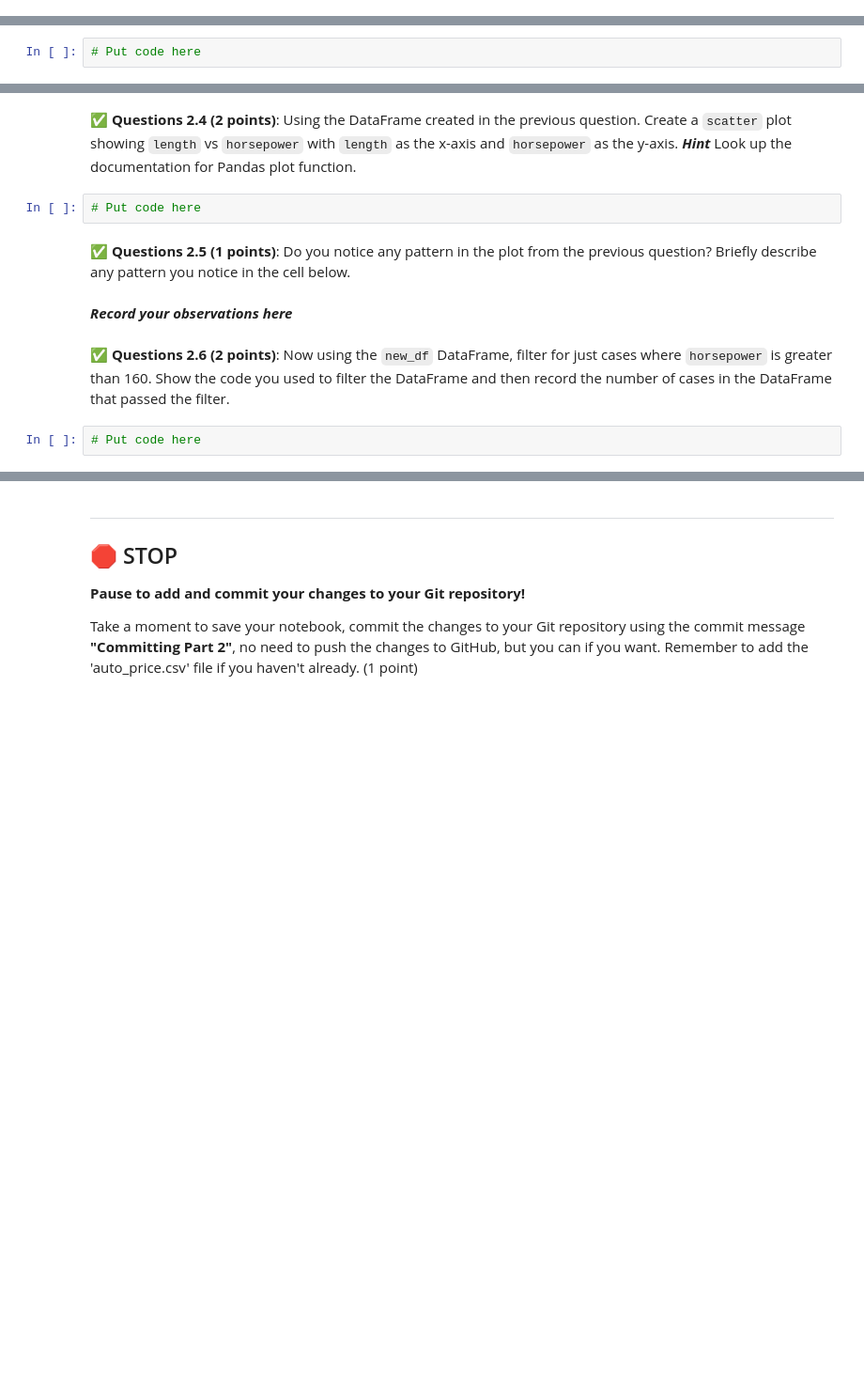
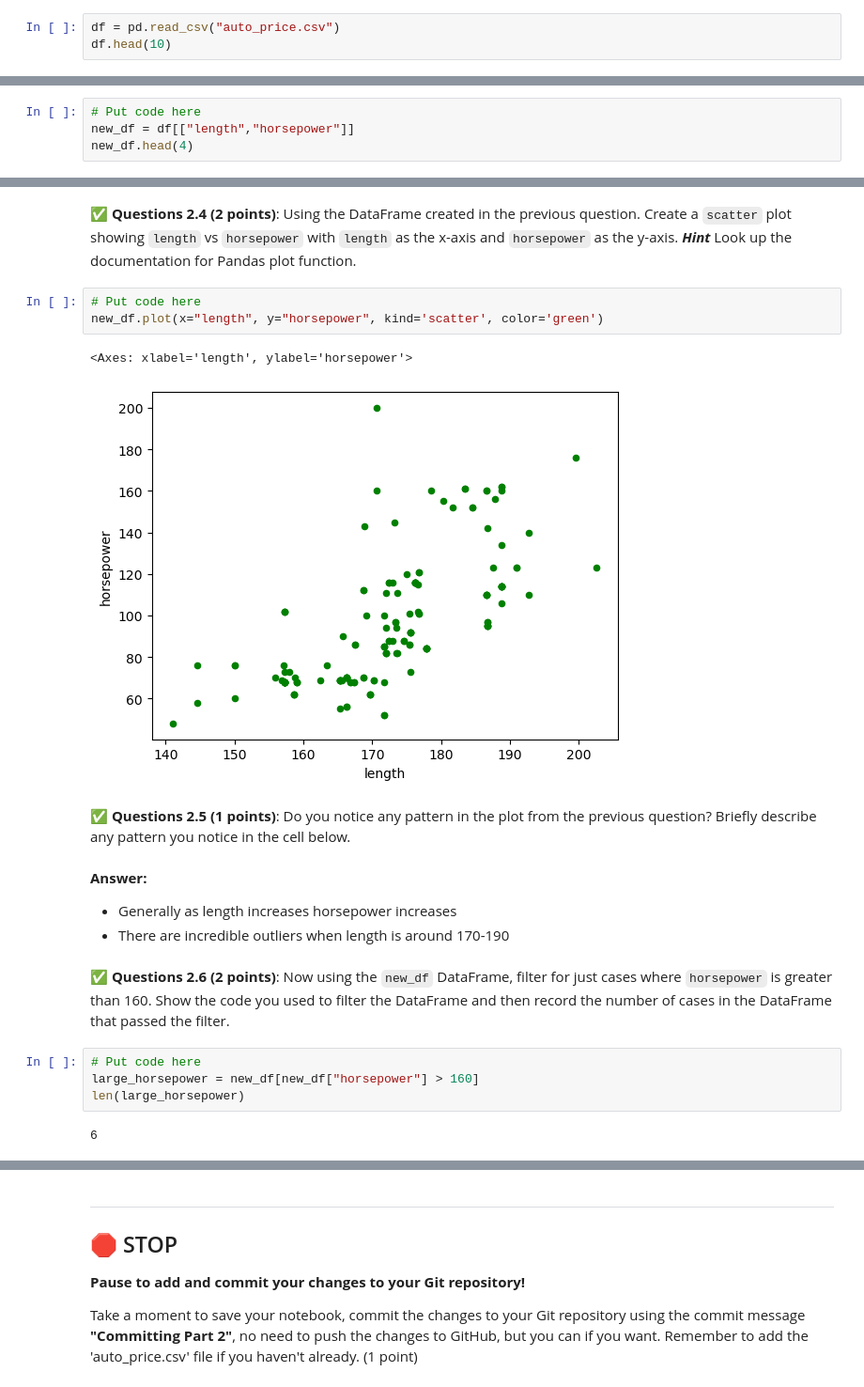
Before and after one commit to nathanjtaylor/CMSE202-f24-turnin, a Jupyter notebook: hw-01/hw-01.ipynb, the cells around one changed output, grey strips where cells are left out. Shown: that part at 94% size. Drawn from its saved outputs; the diff is of its cells as text; blank space fills up the shorter version.

```diff
--- a/hw-01/hw-01.ipynb
+++ b/hw-01/hw-01.ipynb
@@ -151,0 +152,3 @@ import pandas as pd
+# %%
+df = pd.read_csv("auto_price.csv")
+df.head(10)
@@ -165,3 +190,5 @@ import pandas as pd
 &#9989; **Questions 2.3 (2 points)**: Now create a new DataFrame using just the `length` and `horsepower` columns of your current DataFrame. Call this DataFrame `new_df`. Confirm that the new DataFrame contains just those two columns by displaying the first 4 rows.
 # %%
 # Put code here
+new_df = df[["length","horsepower"]]
+new_df.head(4)
@@ -168,13 +201,23 @@ import pandas as pd
 # %% [markdown]
 &#9989; **Questions 2.4 (2 points)**: Using the DataFrame created in the previous question. Create a `scatter` plot showing `length` vs `horsepower` with `length` as the x-axis and `horsepower` as the y-axis. ***Hint*** Look up the documentation for Pandas plot function.
-# %%
-# Put code here
+# %%
+# Put code here
+new_df.plot(x="length", y="horsepower", kind='scatter', color='green')
+# %% [output]
+<Axes: xlabel='length', ylabel='horsepower'>
+[figure, added]
 # %% [markdown]
 &#9989; **Questions 2.5 (1 points)**: Do you notice any pattern in the plot from the previous question? Briefly describe any pattern you notice in the cell below.
-# %% [markdown]
-***Record your observations here***
+# %% [markdown]
+**Answer:**
+* Generally as length increases horsepower increases
+* There are incredible outliers when length is around 170-190
 # %% [markdown]
 &#9989; **Questions 2.6 (2 points)**: Now using the `new_df` DataFrame, filter for just cases where `horsepower` is greater than 160. Show the code you used to filter the DataFrame and then record the number of cases in the DataFrame that passed the filter.
 # %%
 # Put code here
+large_horsepower = new_df[new_df["horsepower"] > 160]
+len(large_horsepower)
+# %% [output]
+6
 # %% [markdown]
```
Also changed, not shown: parts of 11 cells of this notebook, 1 other file.
